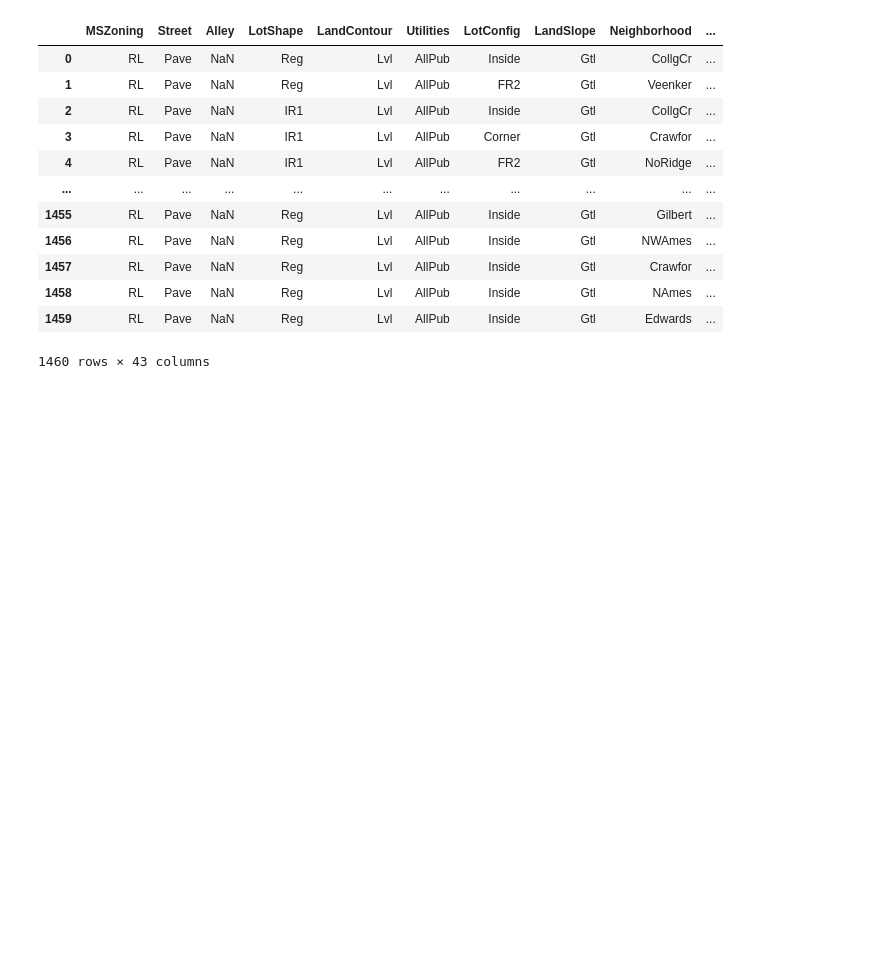
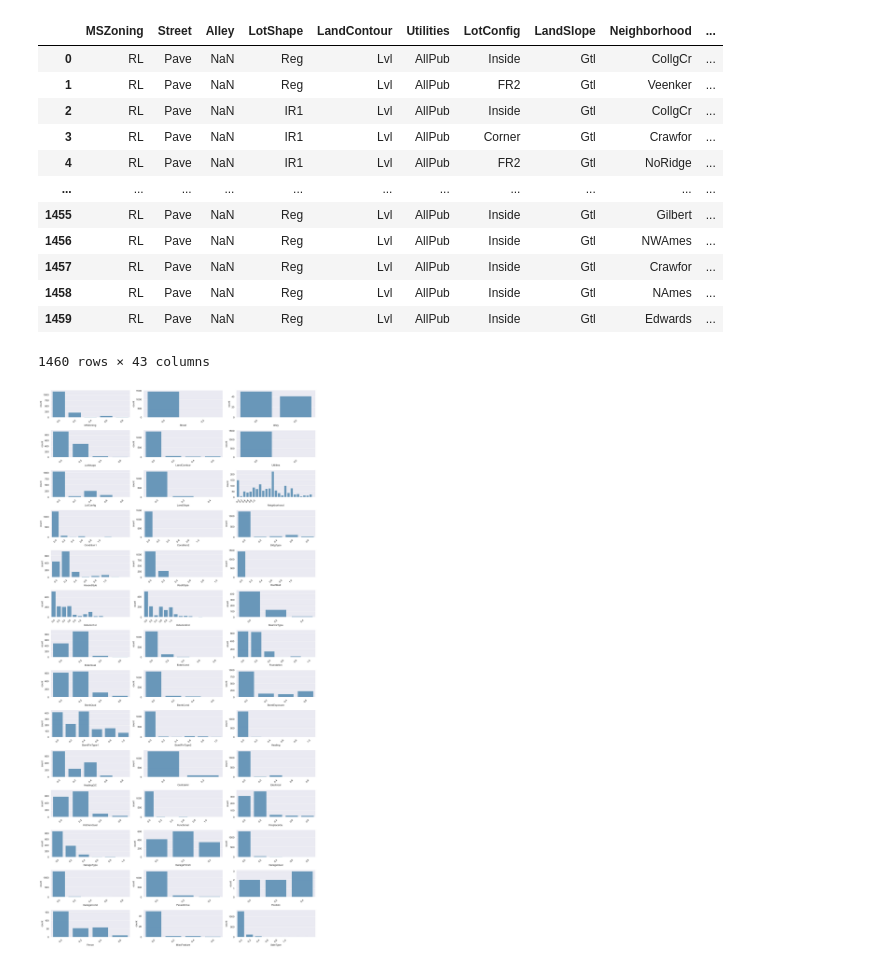
Before and after one commit to IvT-DS/caggle_house_pricing, a Jupyter notebook: main.ipynb, the cells around one changed output. Cells and saved outputs as stored; diff of their text form; code cells hidden in the pictures; blank space fills up the shorter version.

```diff
--- a/main.ipynb
+++ b/main.ipynb
@@ -77,0 +61,4 @@ df_train
+# %%
+pd.set_option('display.max_columns', None)
+df_train = pd.read_csv('/Users/marina/ds-phase-1/caggle_house_pricing/train.csv')
+df_train
@@ -128,3 +149,16 @@ cat_features
 | 1458 | RL | Pave | NaN | Reg | Lvl | AllPub | Inside | Gtl | NAmes | ... |
 | 1459 | RL | Pave | NaN | Reg | Lvl | AllPub | Inside | Gtl | Edwards | ... |
 1460 rows × 43 columns
+# %%
+#распределение категориальные признаки
+df_train = df_train.select_dtypes('object')
+fig, axes = plt.subplots(round(len(df_train.columns) / 3), 3, figsize=(15, 30))
+
+for i, ax in enumerate(fig.axes):
+    if i < len(df_train):
+        ax.set_xticklabels(ax.xaxis.get_majorticklabels(), rotation=45)
+        sns.countplot(x=df_train.columns[i], alpha=0.7, data=df_train, ax=ax)
+
+fig.tight_layout();
+# %% [output]
+[figure, added]
```
Also changed, not shown: parts of 11 cells of this notebook.
